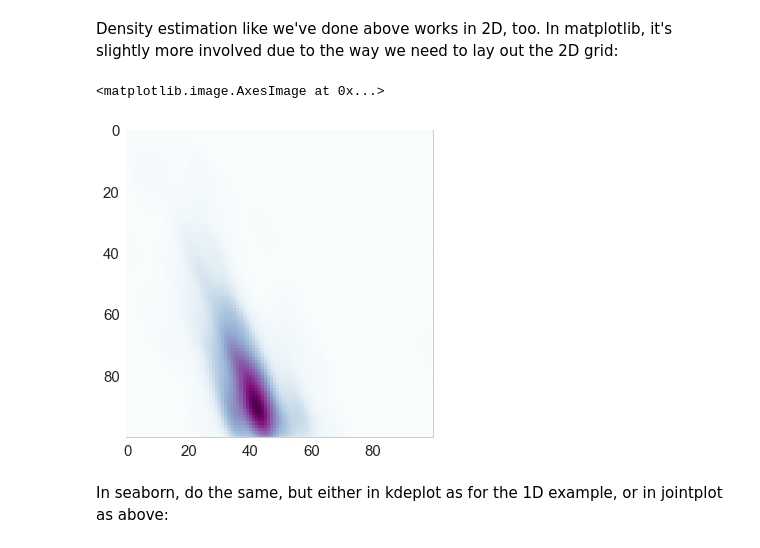
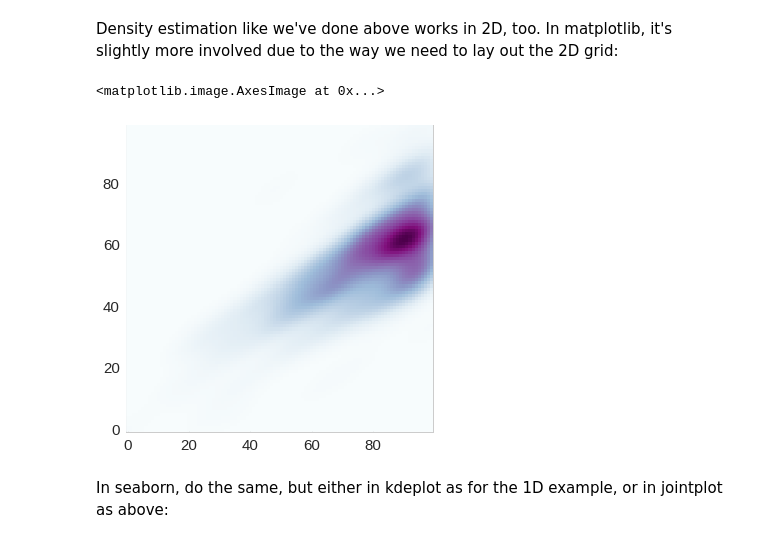
Before and after one commit to AstroHackWeek/AstroHackWeek2015, a Jupyter notebook: day1/day1_visualsummaries.ipynb, the cells around one changed output. Drawn from its saved outputs; the diff is of its cells as text; code cells hidden in the pictures.

```diff
--- a/day1/day1_visualsummaries.ipynb
+++ b/day1/day1_visualsummaries.ipynb
@@ -538,12 +534,12 @@ In matplotlib, it's slightly more involved due to the way we need to lay out the
 # %%
 X1, X2 = np.mgrid[np.min(x[::10,0]):np.max(x[::10,0]):100j, np.min(x[::10,1]):np.max(x[::10,1]):100j]
 pos = np.vstack([X1.ravel(), X2.ravel()])
 kde = scipy.stats.gaussian_kde(x[::10].T)
 Xnew = np.reshape(kde(pos).T, X1.shape)
-plt.imshow(Xnew, interpolation="none", cmap=cm.BuPu, zorder=10)
+plt.imshow(Xnew.T, interpolation="none", cmap=cm.BuPu, zorder=10, origin="lower")
 # %% [output]
 <matplotlib.image.AxesImage at 0x...>
-[figure, old version]
+[figure, new version]
 # %% [markdown]
 In seaborn, do the same, but either in kdeplot as for the 1D example, or in jointplot as above:
 # %%
```
Also changed, not shown: parts of 29 cells of this notebook, 2 other files.
